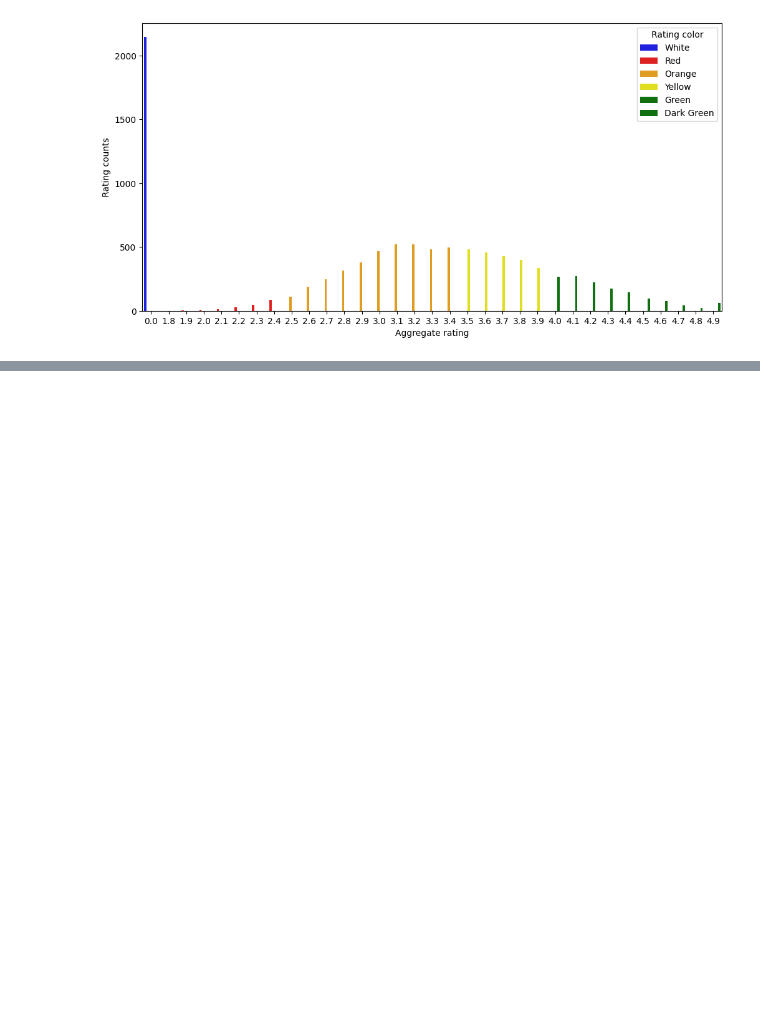
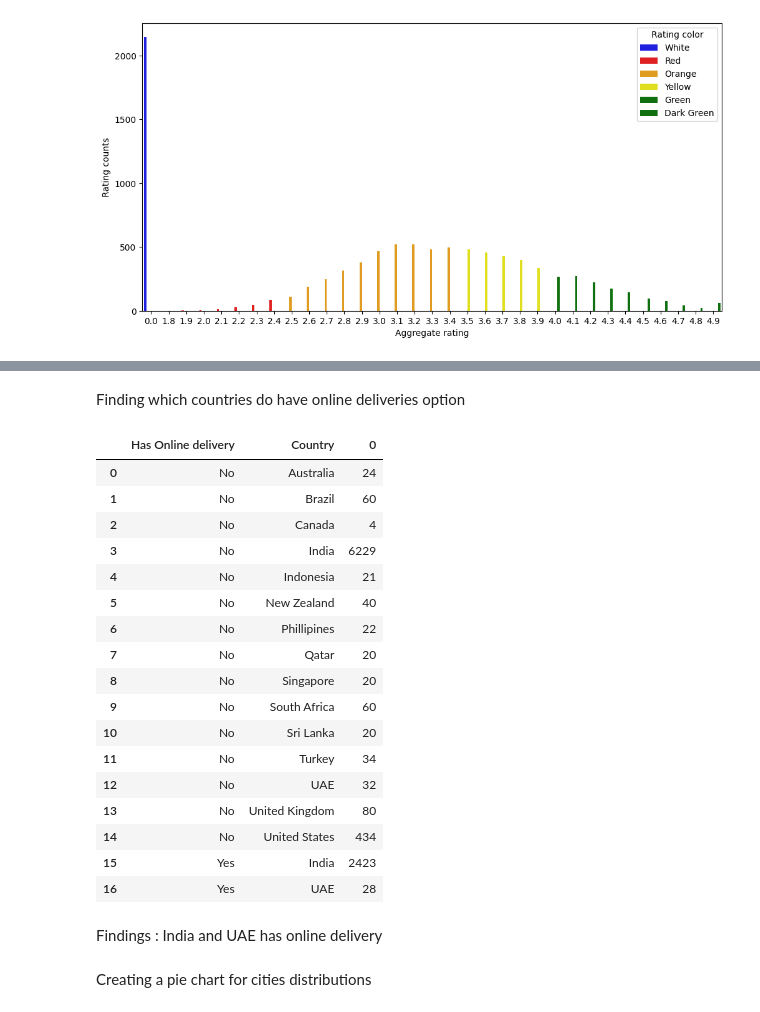
Before and after one commit to badrinarayanan02/machine_learning, a Jupyter notebook: EDA(2348507).ipynb, the cells around one changed output, grey strips where cells are left out. Cells and saved outputs as stored; diff of their text form; code cells hidden in the pictures; blank space fills up the shorter version.

```diff
--- a/EDA(2348507).ipynb
+++ b/EDA(2348507).ipynb
@@ -186,0 +222,27 @@ sns.barplot(x="Aggregate rating",y = "Rating counts",data = rating,hue="Rating c
+# %% [markdown]
+Finding which countries do have online deliveries option
+# %%
+final_df[['Has Online delivery','Country']].groupby(['Has Online delivery','Country']).size().reset_index()
+# %% [output]
+|  | Has Online delivery | Country | 0 |
+| 0 | No | Australia | 24 |
+| 1 | No | Brazil | 60 |
+| 2 | No | Canada | 4 |
+| 3 | No | India | 6229 |
+| 4 | No | Indonesia | 21 |
+| 5 | No | New Zealand | 40 |
+| 6 | No | Phillipines | 22 |
+| 7 | No | Qatar | 20 |
+| 8 | No | Singapore | 20 |
+| 9 | No | South Africa | 60 |
+| 10 | No | Sri Lanka | 20 |
+| 11 | No | Turkey | 34 |
+| 12 | No | UAE | 32 |
+| 13 | No | United Kingdom | 80 |
+| 14 | No | United States | 434 |
+| 15 | Yes | India | 2423 |
+| 16 | Yes | UAE | 28 |
+# %% [markdown]
+Findings : India and UAE has online delivery
+# %% [markdown]
+Creating a pie chart for cities distributions
```
Also changed, not shown: parts of 19 cells of this notebook.
